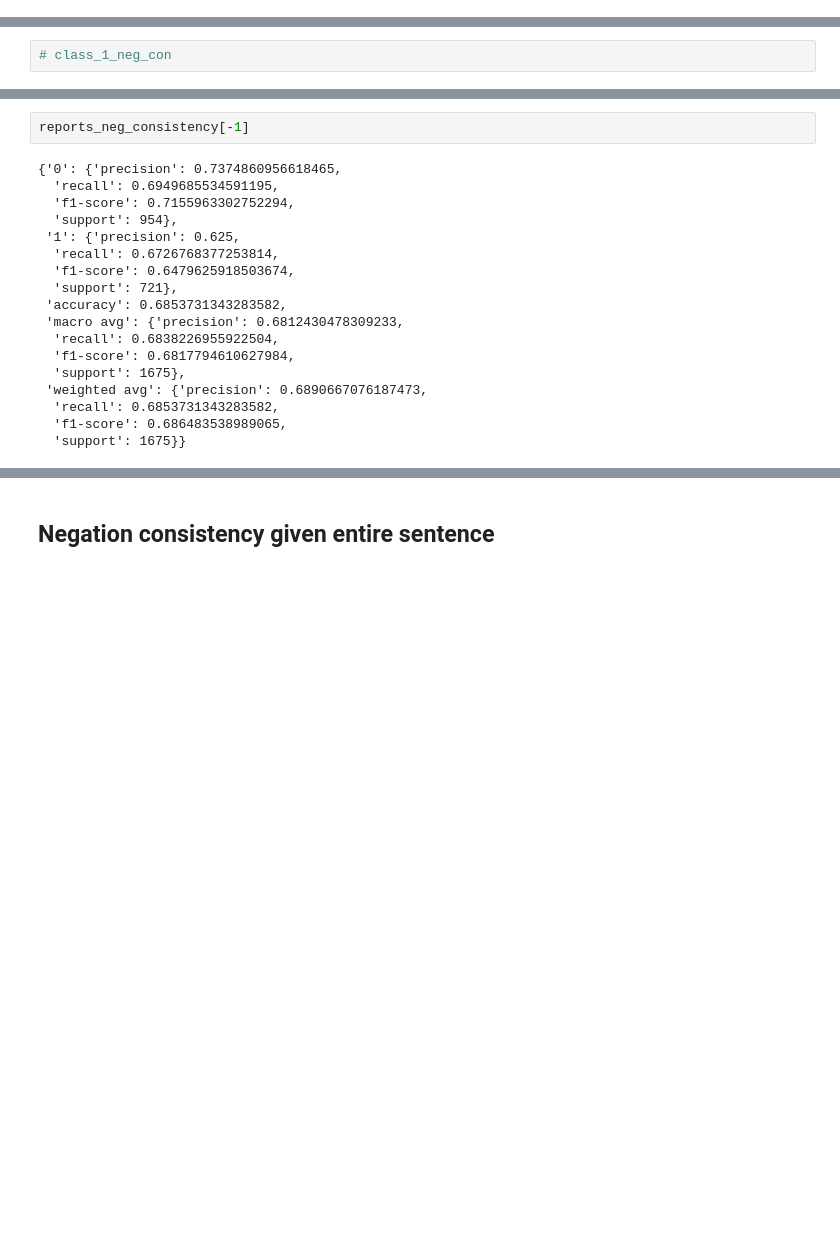
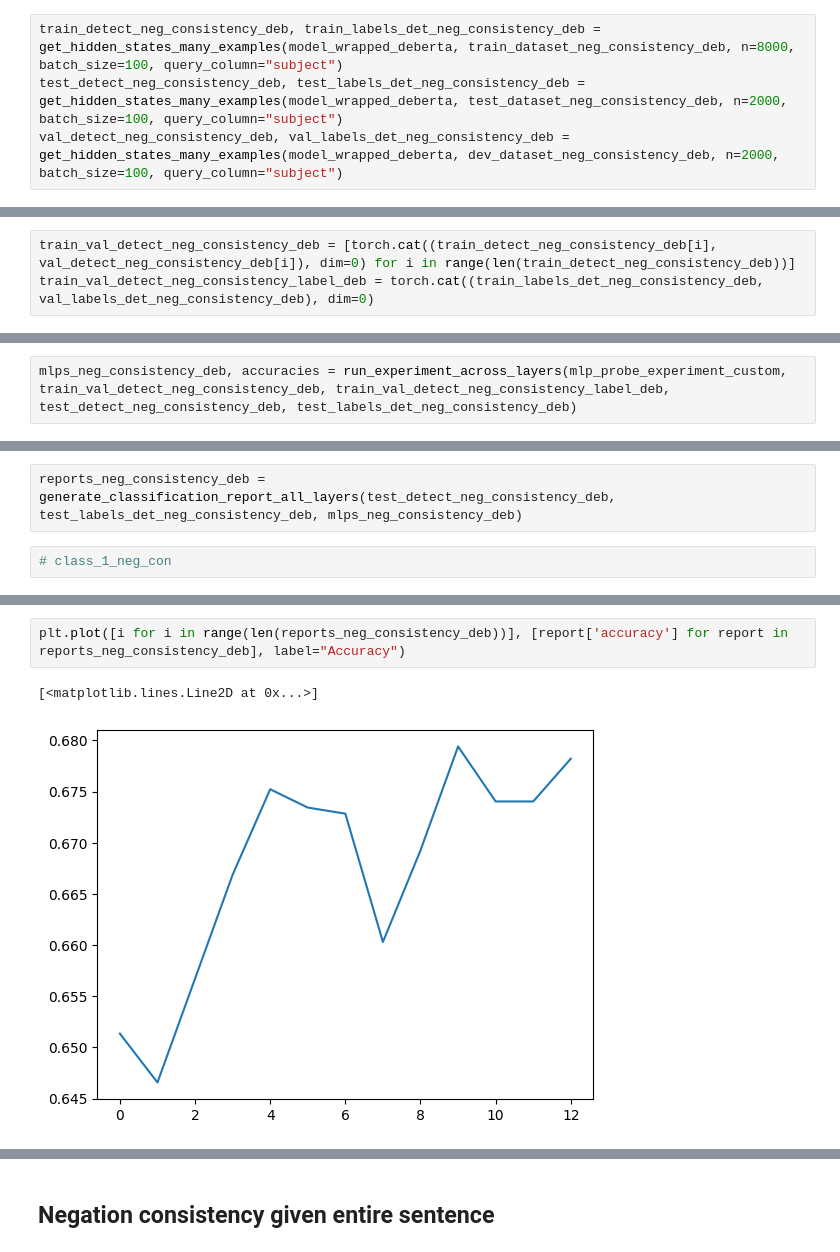
Before and after one commit to shashwat1002/negation_new, a Jupyter notebook: negation_probing.ipynb, the cells around one changed output, grey strips where cells are left out. Saved outputs shown, nothing was run; the diff lists cells and outputs as text; blank space fills up the shorter version.

```diff
--- a/negation_probing.ipynb
+++ b/negation_probing.ipynb
@@ -678,3 +1202,7 @@ test_detect_neg_consistency, test_labels_det_neg_consistency = get_hidden_states
+# %%
+train_detect_neg_consistency_deb, train_labels_det_neg_consistency_deb = get_hidden_states_many_examples(model_wrapped_deberta, train_dataset_neg_consistency_deb, n=8000, batch_size=100, query_column="subject")
+test_detect_neg_consistency_deb, test_labels_det_neg_consistency_deb = get_hidden_states_many_examples(model_wrapped_deberta, test_dataset_neg_consistency_deb, n=2000, batch_size=100, query_column="subject")
+val_detect_neg_consistency_deb, val_labels_det_neg_consistency_deb = get_hidden_states_many_examples(model_wrapped_deberta, dev_dataset_neg_consistency_deb, n=2000, batch_size=100, query_column="subject")
 # %%
 print(train_detect_neg_consistency[0].size())
 print(val_detect_neg_consistency[0].size())
@@ -684,6 +1214,9 @@ torch.Size([1674, 768])
 # %%
 train_val_detect_neg_consistency = [torch.cat((train_detect_neg_consistency[i], val_detect_neg_consistency[i]), dim=0) for i in range(len(train_detect_neg_consistency))]
 train_val_detect_neg_consistency_label = torch.cat((train_labels_det_neg_consistency, val_labels_det_neg_consistency), dim=0)
+# %%
+train_val_detect_neg_consistency_deb = [torch.cat((train_detect_neg_consistency_deb[i], val_detect_neg_consistency_deb[i]), dim=0) for i in range(len(train_detect_neg_consistency_deb))]
+train_val_detect_neg_consistency_label_deb = torch.cat((train_labels_det_neg_consistency_deb, val_labels_det_neg_consistency_deb), dim=0)
 # %%
 print(train_val_detect_neg_consistency[0].size())
 print(train_val_detect_neg_consistency_label.size())
@@ -716,3 +1249,5 @@ Validation score: 0.638350
 Iteration 15, loss = 0.15432830
 Validation score: 0.650485
 Validation score did not improve more than tol=0.000100 for 10 consecutive epochs. Stopping.
+# %%
+mlps_neg_consistency_deb, accuracies = run_experiment_across_layers(mlp_probe_experiment_custom, train_val_detect_neg_consistency_deb, train_val_detect_neg_consistency_label_deb, test_detect_neg_consistency_deb, test_labels_det_neg_consistency_deb)
@@ -719,6 +1272,8 @@ Validation score did not improve more than tol=0.000100 for 10 consecutive epoch
 # %%
 reports_neg_consistency = generate_classification_report_all_layers(test_detect_neg_consistency, test_labels_det_neg_consistency, mlps_neg_consistency)
 class_0_neg_con, class_1_neg_con = collect_all_precisions_recalls(reports_neg_consistency)
+# %%
+reports_neg_consistency_deb = generate_classification_report_all_layers(test_detect_neg_consistency_deb, test_labels_det_neg_consistency_deb, mlps_neg_consistency_deb)
 # %%
 # class_1_neg_con
 # %%
@@ -729,20 +1284,5 @@ plt.plot([i for i in range(len(reports_neg_consistency))], [report['accuracy'] f
-# %%
-reports_neg_consistency[-1]
-# %% [output]
-{'0': {'precision': 0.7374860956618465,
-  'recall': 0.6949685534591195,
-  'f1-score': 0.7155963302752294,
-  'support': 954},
- '1': {'precision': 0.625,
-  'recall': 0.6726768377253814,
-  'f1-score': 0.6479625918503674,
-  'support': 721},
- 'accuracy': 0.6853731343283582,
- 'macro avg': {'precision': 0.6812430478309233,
-  'recall': 0.6838226955922504,
-  'f1-score': 0.6817794610627984,
-  'support': 1675},
- 'weighted avg': {'precision': 0.6890667076187473,
-  'recall': 0.6853731343283582,
-  'f1-score': 0.686483538989065,
-  'support': 1675}}
+# %%
+plt.plot([i for i in range(len(reports_neg_consistency_deb))], [report['accuracy'] for report in reports_neg_consistency_deb], label="Accuracy")
+# %% [output]
+[<matplotlib.lines.Line2D at 0x...>]
+[figure, added]
```
Also changed, not shown: parts of 95 cells of this notebook.
